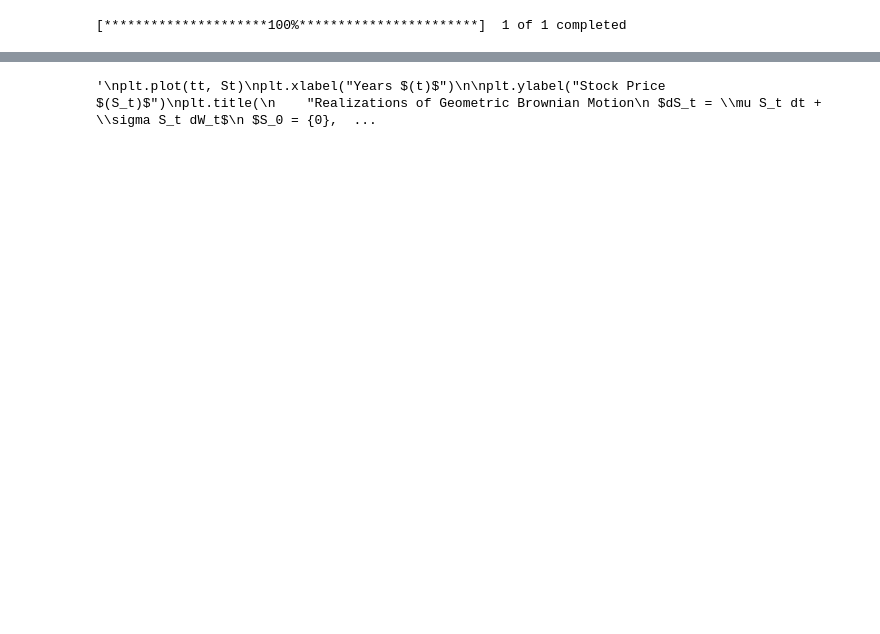
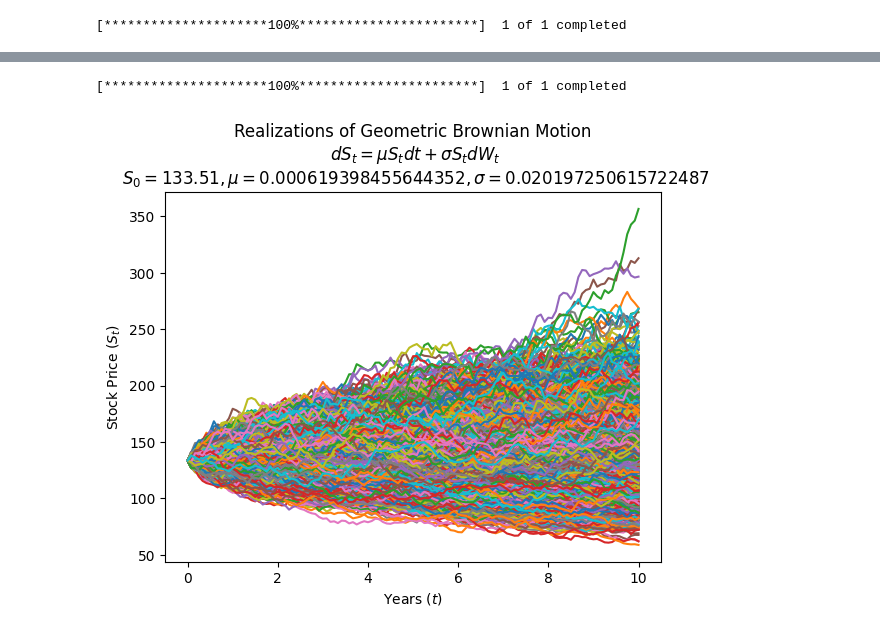
Before and after one commit to radek2003/symkom, a Jupyter notebook: dcf.ipynb, the cells around one changed output, grey strips where cells are left out. Saved outputs shown, nothing was run; the diff lists cells and outputs as text; code cells hidden in the pictures; blank space fills up the shorter version.

```diff
--- a/dcf.ipynb
+++ b/dcf.ipynb
@@ -89,48 +90,49 @@ plt.show()
+# %%
+df = pd.DataFrame(tick.get_historicalPrices())
+df['log_ret'] = np.log(df["Adj Close"]) - np.log(df["Adj Close"].shift(1))
+mu = df['log_ret'].mean()
+sigma = df['log_ret'].std()
+# %% [output]
+[*********************100%***********************]  1 of 1 completed
 # %%
-# drift coefficent
-mu = 0.05
+#https://jefjournal.org.za/index.php/jef/article/view/159/573
 # time in years
 T = 10
 # number of steps
-n = 12 * T
+n = T * 12
 # number of sims
-M = 10000
+M = 5000
 # initial stock price
 S0 = price
-# volatility
-sigma = 0.15
 # calc each time step
 dt = T/n
-
+# volatility
+sigma = sigma
+# drift coefficent
+mu = mu
 # simulation using numpy arrays
 St = np.exp(
     (mu - sigma ** 2 / 2) * dt
     + sigma * np.random.choice(x, p=prob, size=(M, n)).T
 )
-
 # include array of 1's
 St = np.vstack([np.ones(M), St])
-
-# multiply through by S0 and return the cumulative product of elements along a given simulation path (axis=0).
 St = S0 * St.cumprod(axis=0)
 
-# Define time interval correctly
 time = np.linspace(0,T,n+1)
 # Require numpy array that is the same shape as St
 tt = np.full(shape=(M,n+1), fill_value=time).T
 
-"""
+
 plt.plot(tt, St)
 plt.xlabel("Years $(t)$")
-
 plt.ylabel("Stock Price $(S_t)$")
 plt.title(
     "Realizations of Geometric Brownian Motion\n $dS_t = \mu S_t dt + \sigma S_t dW_t$\n $S_0 = {0}, \mu = {1}, \sigma = {2}$".format(S0, mu, sigma)
 )
 plt.show()
-"""
 # %% [output]
-'\nplt.plot(tt, St)\nplt.xlabel("Years $(t)$")\n\nplt.ylabel("Stock Price $(S_t)$")\nplt.title(\n    "Realizations of Geometric Brownian Motion\n $dS_t = \\mu S_t dt + \\sigma S_t dW_t$\n $S_0 = {0},  ...
+[figure, added]
 # %%
 gbm75 = []
 gbm25 = []
```
Also changed, not shown: parts of 10 cells of this notebook, 1 other file.
